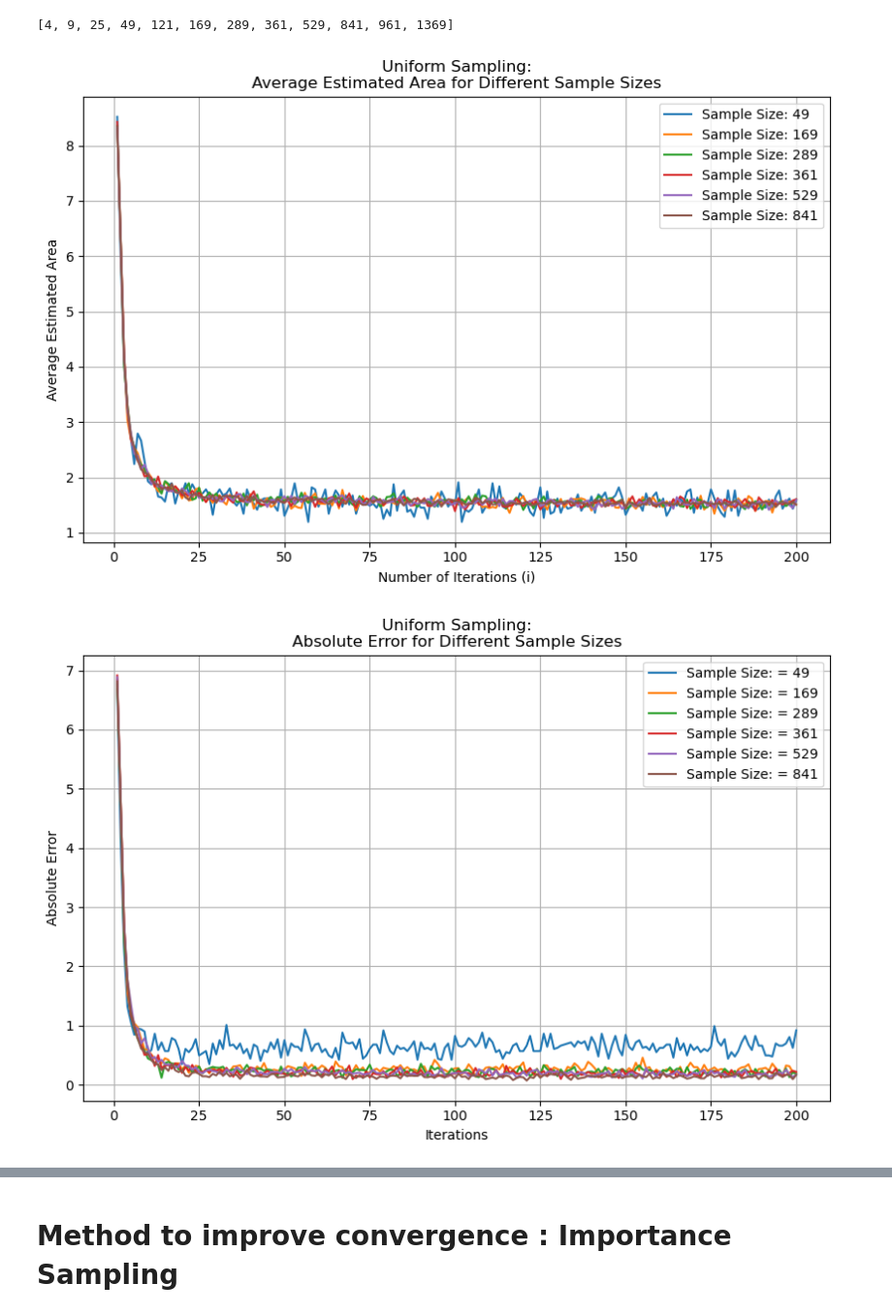
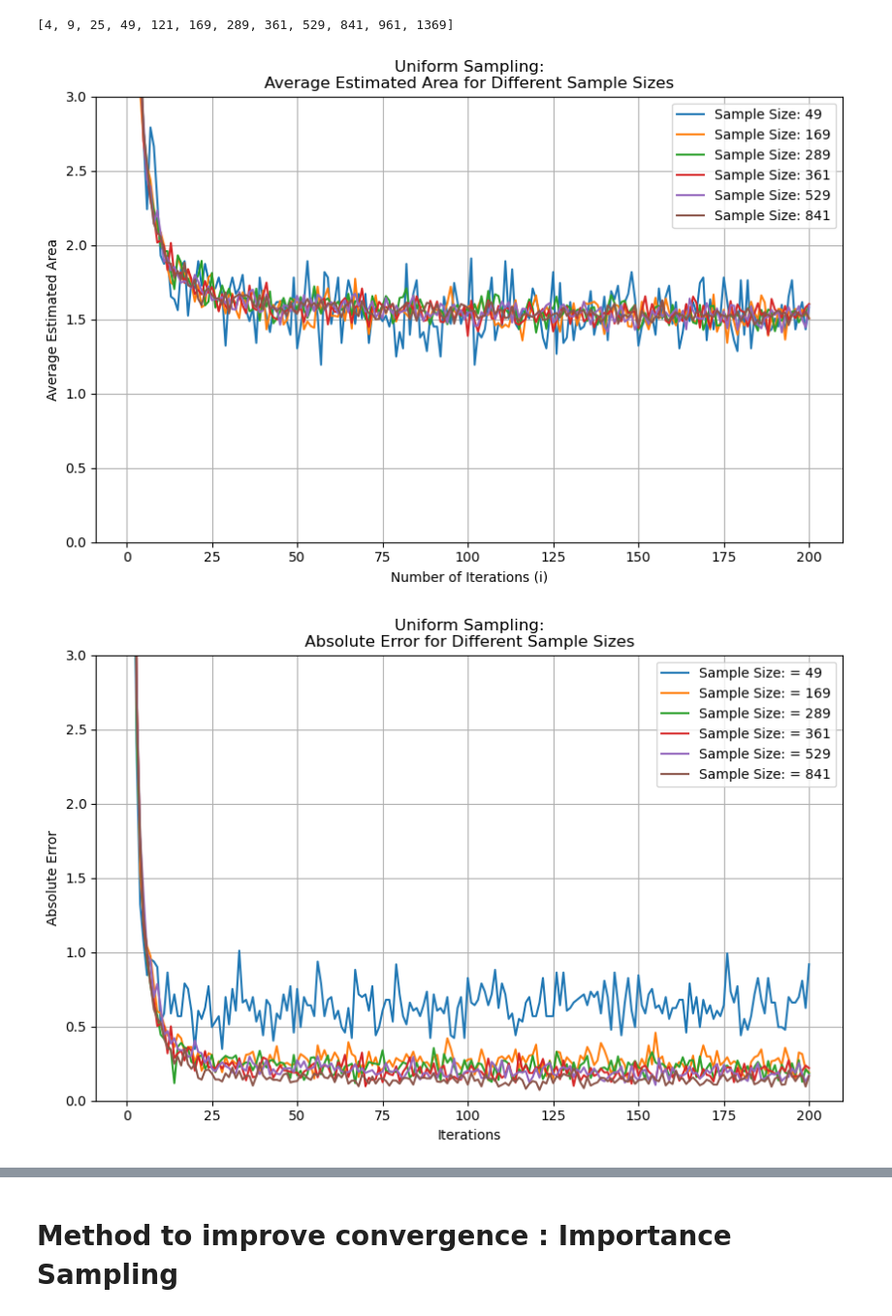
Before and after one commit to guoda23/stochastic_simulation_assignment_1, a Jupyter notebook: combined_sampling_methods.ipynb, the cells around one changed output, grey strips where cells are left out. Shown at 97% size. Cells and saved outputs as stored; diff of their text form; code cells hidden in the pictures.

```diff
--- a/combined_sampling_methods.ipynb
+++ b/combined_sampling_methods.ipynb
@@ -240,7 +236,7 @@ def latin_hypercube_sampling(n, random_state=None, visualize = False, orthogonal
     """
     Function to create n samples in a 2 dimensional space.
     Input:
-    - n
+    - n: number of samples
     - visualization: True or False (False by default)
     - orthogonal sampling: True or False (False by default)
     (assumes variable ranges specified globally)
@@ -250,8 +246,6 @@ def latin_hypercube_sampling(n, random_state=None, visualize = False, orthogonal
     - y_samples
     - Visualization of samples if parameter visualize = True
     """
-    # Set the random seed for reproducibility
-    # np.random.seed(random_state)
 
     # Use scipy package to generate latin hypercube samples
     if orthogonal_sampling == True:
@@ -259,7 +253,7 @@ def latin_hypercube_sampling(n, random_state=None, visualize = False, orthogonal
     else:
         strength = 1
 
-    latin_hypercube = lhs(d=2, strength = strength)
+    latin_hypercube = lhs(d=2, strength = strength, seed = random_state)
     samples = latin_hypercube.random(n)
 
     # Scale the samples to the specified variable ranges
@@ -368,6 +362,11 @@ i_max = 200
 s_values = [49, 169, 289, 361, 529, 841] #Orthogonal Sampling only works on sample sizes of prime square values
 num_runs = 10
 sampling_methods = ['Uniform Sampling', 'Latin Hypercube Sampling', 'Orthogonal Sampling']
+
+#Initiate variabes storing data for all sampling methods
+all_average_areas = []
+all_absolute_errors = []
+
 
 for sampling_method in sampling_methods:
 
@@ -384,37 +383,41 @@ for sampling_method in sampling_methods:
 
     # Calculate the average estimated area for each sample size
     average_area_by_sample = np.mean(area_estimations_sum, axis=2)
+    all_average_areas.append(average_area_by_sample)
 
     # Plotting the estimated area for different sample sizes
     for idx, s in enumerate(s_values):
         plt.plot(range(1, i_max + 1), average_area_by_sample[:, idx], label=f'Sample Size: {s}')
 
     plt.xlabel('Number of Iterations (i)')
     plt.ylabel('Average Estimated Area')
     plt.title(sampling_method + ':\nAverage Estimated Area for Different Sample Sizes')
+    plt.ylim(bottom=0, top=3)
     plt.legend()
     plt.grid()
     plt.show()
 
 
     plt.figure(figsize=(10, 6))
 
     # Reshape the reference_areas array
     reshaped_reference_areas = reference_areas.reshape(1, len(s_values), num_runs)
 
     # Calculate the absolute error based on s_values
     absolute_errors = np.abs(area_estimations_sum - reshaped_reference_areas)
+    all_absolute_errors.append(absolute_errors)
 
     # Plot the absolute errors for different s_values
     for i, s in enumerate(s_values):
         plt.plot(range(1, i_max + 1), absolute_errors[:, i, :].mean(axis=1), label=f'Sample Size: = {s}')
 
     plt.xlabel('Iterations')
     plt.ylabel('Absolute Error')
     plt.title(sampling_method + ':\nAbsolute Error for Different Sample Sizes')
+    plt.ylim(bottom=0, top=3)
     plt.legend()
     plt.grid()
     plt.show()
 # %% [output]
-[figure, old version]
+[figure, new version]
-[figure, old version]
+[figure, new version]
```
Also changed, not shown: parts of 9 cells of this notebook.
